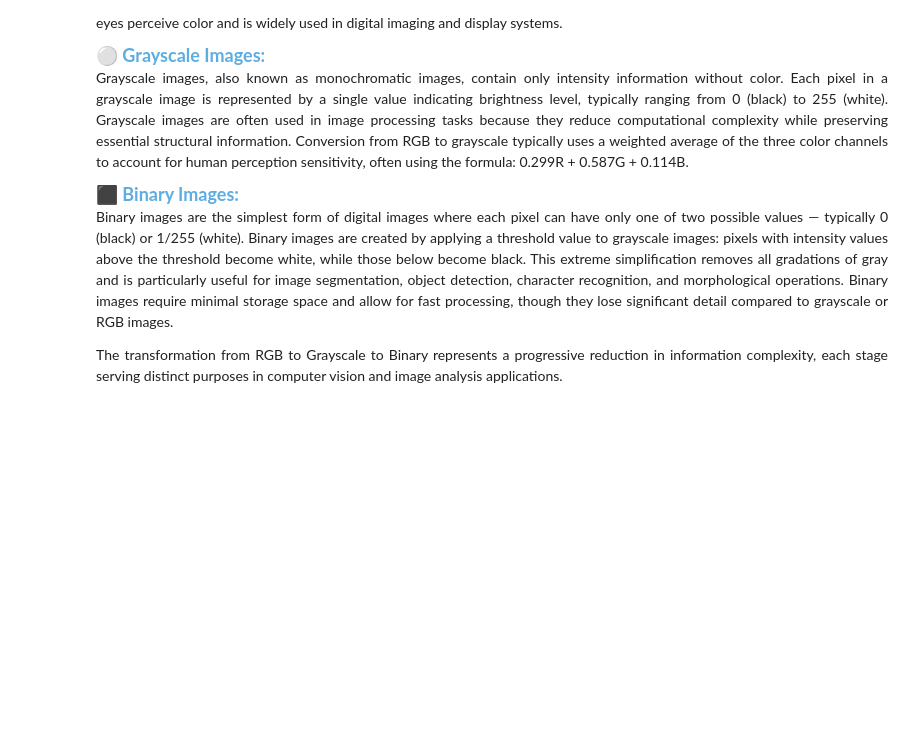
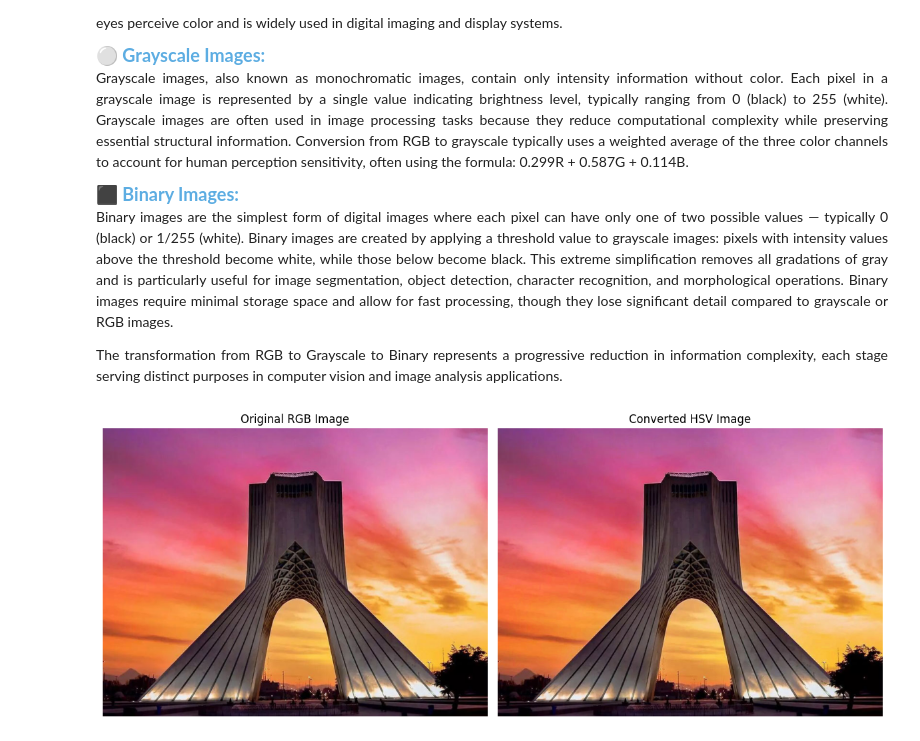
Before and after one commit to nava128/proyecto-openCV-nava2026, a Jupyter notebook: CA1/main.ipynb, the cells around one changed output. Saved outputs shown, nothing was run; the diff lists cells and outputs as text; code cells hidden in the pictures; blank space fills up the shorter version.

```diff
--- a/CA1/main.ipynb
+++ b/CA1/main.ipynb
@@ -109,3 +109,26 @@ space and allow for fast processing, though they lose significant detail compare
 The transformation from RGB to Grayscale to Binary represents a progressive reduction in information complexity,
 each stage serving distinct purposes in computer vision and image analysis applications.
 </p>
+# %%
+if image is not None:
+    image_hsv = cv2.cvtColor(image, cv2.COLOR_BGR2HSV)
+
+    plt.figure(figsize=(12, 5))
+
+    plt.subplot(1, 2, 1)
+    plt.imshow(image_rgb)
+    plt.axis('off')
+    plt.title('Original RGB Image')
+
+    plt.subplot(1, 2, 2)
+    hsv_as_rgb = cv2.cvtColor(image_hsv, cv2.COLOR_HSV2RGB)
+    plt.imshow(hsv_as_rgb)
+    plt.axis('off')
+    plt.title('Converted HSV Image')
+
+    plt.tight_layout()
+    plt.show()
+else:
+    print(f"Error: Could not load image from {IMAGE_PATH}")
+# %% [output]
+[figure, added]
```
Also changed, not shown: parts of 2 cells of this notebook.
